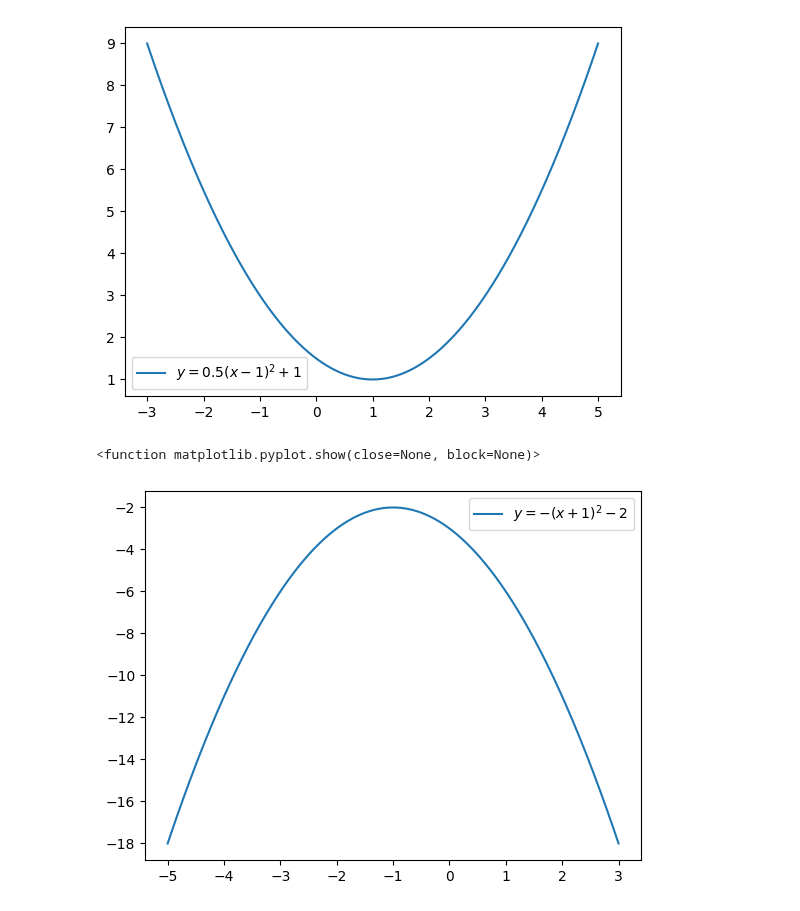
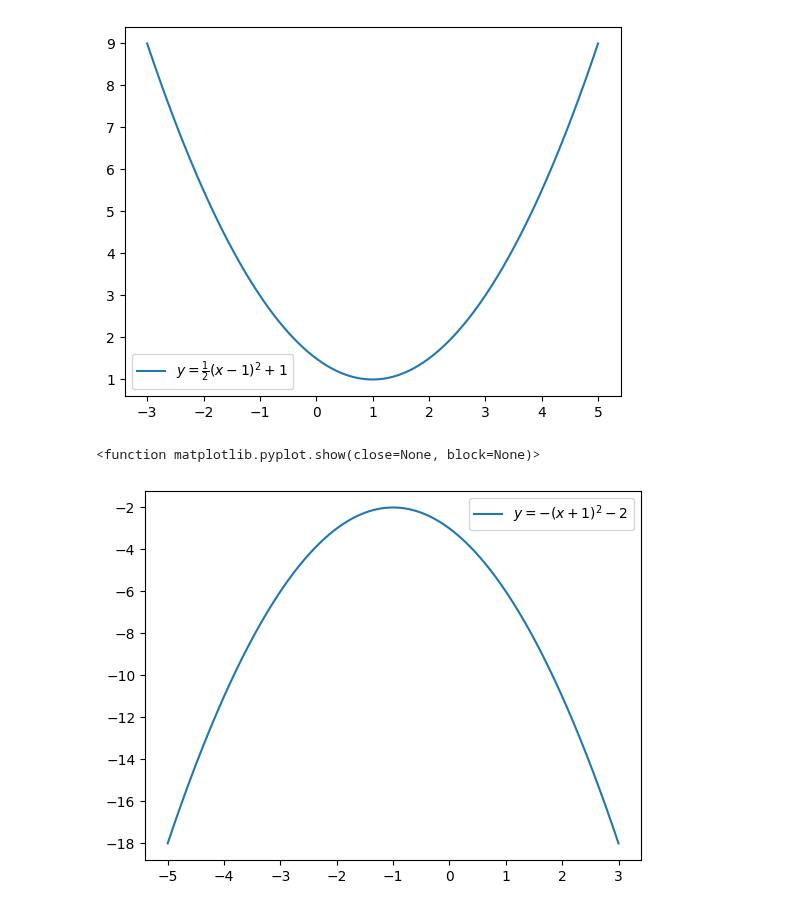
Before and after one commit to mjoh96/Basic-Math-for-Data-Science, a Jupyter notebook: code/20260731_p57_quadratic_function.ipynb, the cells around one changed output. Cells and saved outputs as stored; diff of their text form; code cells hidden in the pictures.

```diff
--- a/code/20260731_p57_quadratic_function.ipynb
+++ b/code/20260731_p57_quadratic_function.ipynb
@@ -1,22 +1,22 @@
 # %%
 # Ex 2-2
 import numpy as np
 import matplotlib.pyplot as plt
 
 # (a) y=0.5(x-1)^2+1
 x=np.linspace(-3,5,801)
 y=0.5*(x-1)**2+1
-plt.plot(x,y,label=r'$y=0.5(x-1)^2+1$')
+plt.plot(x,y,label=r'$y=\frac{1}{2}(x-1)^2+1$')
 plt.legend()
 plt.show()
 
 # (b) y=-(x+1)^2-2
 x=np.linspace(-5,3,801)
 y=-(x+1)**2-2
 plt.plot(x,y,label='$y=-(x+1)^2-2$')
 plt.legend()
 plt.show
 # %% [output]
-[figure, old version]
+[figure, new version]
 <function matplotlib.pyplot.show(close=None, block=None)>
 [figure]
```
